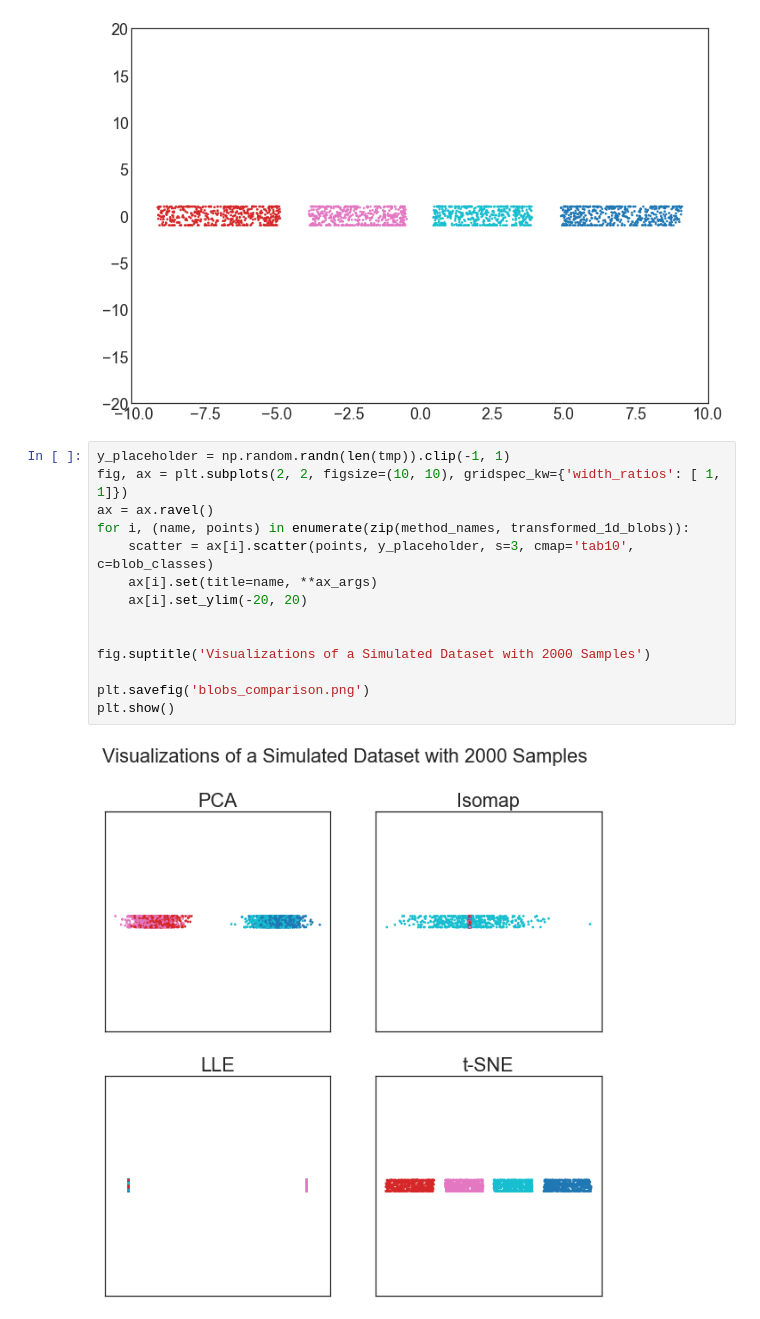
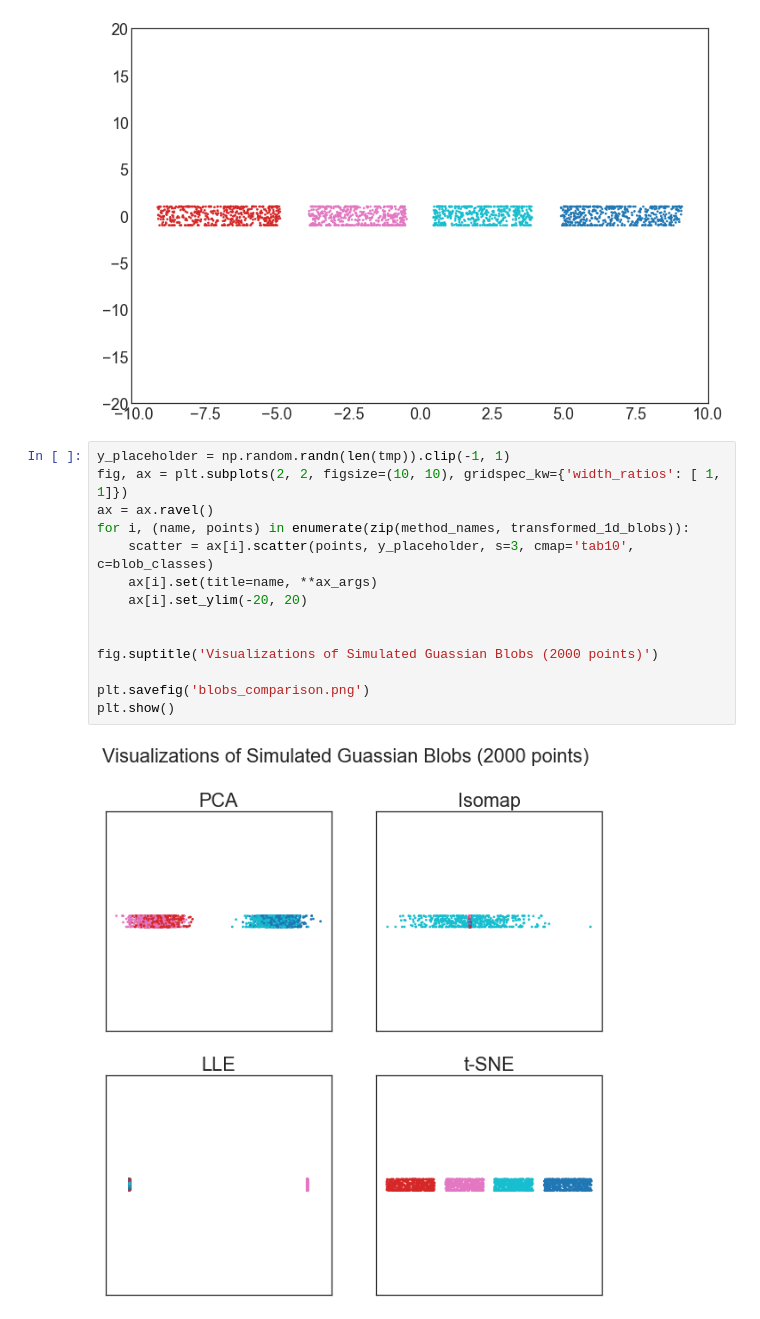
Before and after one commit to epswartz/t-SNE, a Jupyter notebook: notebooks/comparison_plots.ipynb, the cells around one changed output. Saved outputs shown, nothing was run; the diff lists cells and outputs as text.

```diff
--- a/notebooks/comparison_plots.ipynb
+++ b/notebooks/comparison_plots.ipynb
@@ -83,16 +83,16 @@ plt.ylim(-20, 20)
 # %%
 y_placeholder = np.random.randn(len(tmp)).clip(-1, 1)
 fig, ax = plt.subplots(2, 2, figsize=(10, 10), gridspec_kw={'width_ratios': [ 1, 1]})
 ax = ax.ravel()
 for i, (name, points) in enumerate(zip(method_names, transformed_1d_blobs)):
     scatter = ax[i].scatter(points, y_placeholder, s=3, cmap='tab10', c=blob_classes)
     ax[i].set(title=name, **ax_args)
     ax[i].set_ylim(-20, 20)
 
 
-fig.suptitle('Visualizations of a Simulated Dataset with 2000 Samples')
+fig.suptitle('Visualizations of Simulated Guassian Blobs (2000 points)')
 
 plt.savefig('blobs_comparison.png')
 plt.show()
 # %% [output]
-[figure, old version]
+[figure, new version]
```
Also changed, not shown: parts of 1 cell of this notebook.
